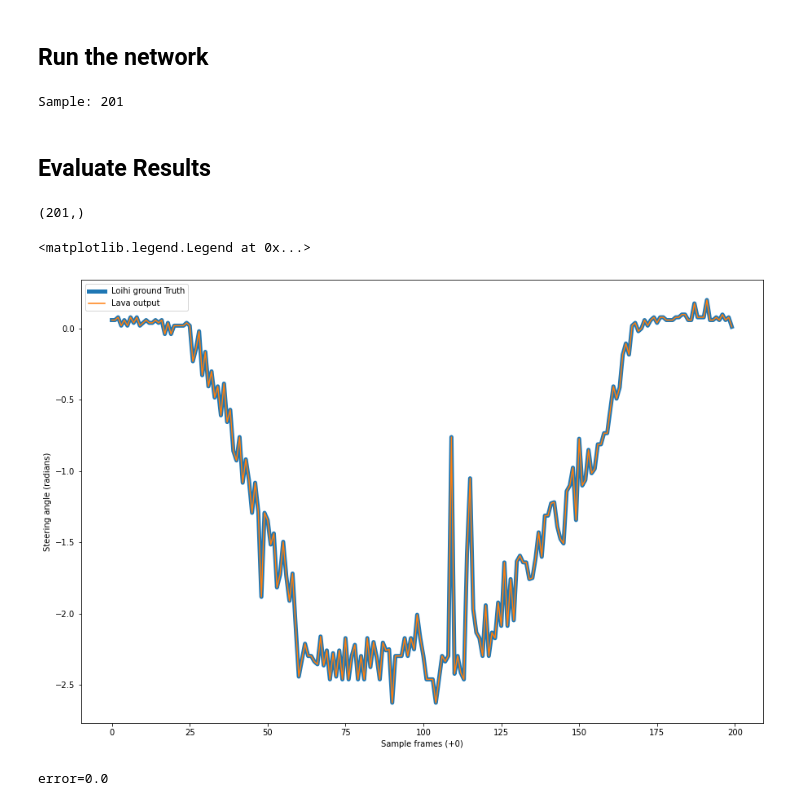
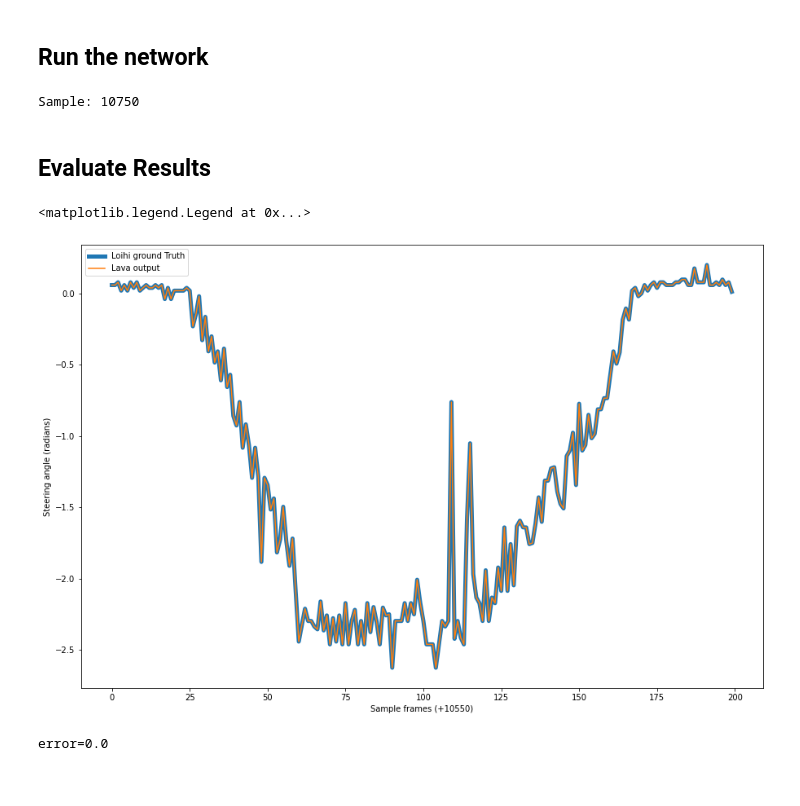
Before and after one commit to lava-nc/lava-dl, a Jupyter notebook: tutorials/lava/lib/dl/netx/pilotnet_snn/run.ipynb, the cells around one changed output. Saved outputs shown, nothing was run; the diff lists cells and outputs as text; code cells hidden in the pictures.

```diff
--- a/tutorials/lava/lib/dl/netx/pilotnet_snn/run.ipynb
+++ b/tutorials/lava/lib/dl/netx/pilotnet_snn/run.ipynb
@@ -61,8 +60,8 @@ Conv  : Process_27, shape : (1, 1, 1)
 # %%
 num_samples = 201
 steps_per_sample = 16
-buffer = 1
-readout_offset = (steps_per_sample-1) + len(net.layers) - 1
+readout_offset = (steps_per_sample - 1) + len(net.layers)
+num_steps = num_samples * steps_per_sample
 # %% [markdown]
 ## Create Dataset instance
 Typically the user would write it or provide it.
@@ -86,54 +96,44 @@ test_set = PilotNetDataset(
+# %%
+gt_logger = io.sink.RingBuffer(shape=(1,), buffer=num_samples)
+output_logger = io.sink.Read(
+    num_samples,
+    interval=steps_per_sample,
+    offset=readout_offset
+)
+# reset
+for i, l in enumerate(net.layers[:-1]):
+    u_resetter = io.reset.Reset(interval=steps_per_sample, offset=i)
+    v_resetter = io.reset.Reset(interval=steps_per_sample, offset=i)
+    u_resetter.connect_var(l.neuron.u)
+    v_resetter.connect_var(l.neuron.v)
+
+dataloader.ground_truth.connect(gt_logger.a_in)
+dataloader.connect_var(net.in_layer.neuron.bias)
+output_logger.connect_var(net.out_layer.neuron.v)
 # %% [markdown]
 ## Run the network
 # %%
 run_config = Loihi1SimCfg(select_tag='fixed_pt')
-# %%
-id = 0
-gts = []
-results = []
-for i in range(num_samples * (steps_per_sample + buffer)):
-     # reset the network
-     if i % (steps_per_sample + buffer) < len(net):
-          if i > 0:
-               l = i % (steps_per_sample + buffer)
-               net.layers[l].neuron.u.set(np.zeros(net.layers[l].neuron.shape))
-               net.layers[l].neuron.v.set(np.zeros(net.layers[l].neuron.shape))
-          if i % (steps_per_sample + buffer) == 0:
-               image, gt = full_set[id]
-               if i > 0:
-                    net.in_layer.neuron.bias.set(image)
-               else:
-                    net.in_layer.neuron.bias.init = image
-               gts.append(gt)
-               id = id + 1
-
-     # run the network
-     net.run(condition=RunSteps(num_steps=1), run_cfg=run_config)
-
-     # gather result
-     if i % (steps_per_sample + buffer) == readout_offset % (steps_per_sample + buffer):
-          results.append(net.out_layer.neuron.v.get())
-          print(f'\rSample: {id}', end='')
-net.stop()
-# %% [output]
-Sample: 201
+# %%
+net.run(condition=RunSteps(num_steps=num_steps), run_cfg=run_config)
+results = output_logger.data.get().flatten()
+net.stop()
+# %% [output]
+Sample: 10750
 # %% [markdown]
 ## Evaluate Results
 # %%
-results = np.array(results).flatten()/steps_per_sample/32/64
+results = results.flatten()/steps_per_sample/32/64
+results = results[1:] - results[:-1]
 gt = np.load('3x3pred.npy')
-# %%
-results.shape
-# %% [output]
-(201,)
 # %%
 plt.figure(figsize=(15, 10))
 plt.plot(gt, linewidth=5, label='Loihi ground Truth')
-plt.plot(results[1:], label='Lava output')
-plt.xlabel(f'Sample frames (+{id-num_samples})')
+plt.plot(results, label='Lava output')
+plt.xlabel(f'Sample frames (+{full_set.sample_offset})')
 plt.ylabel('Steering angle (radians)')
 plt.legend()
 # %% [output]
 <matplotlib.legend.Legend at 0x...>
-[figure, old version]
+[figure, new version]
 # %%
```
Also changed, not shown: parts of 6 cells of this notebook, 5 other files.
